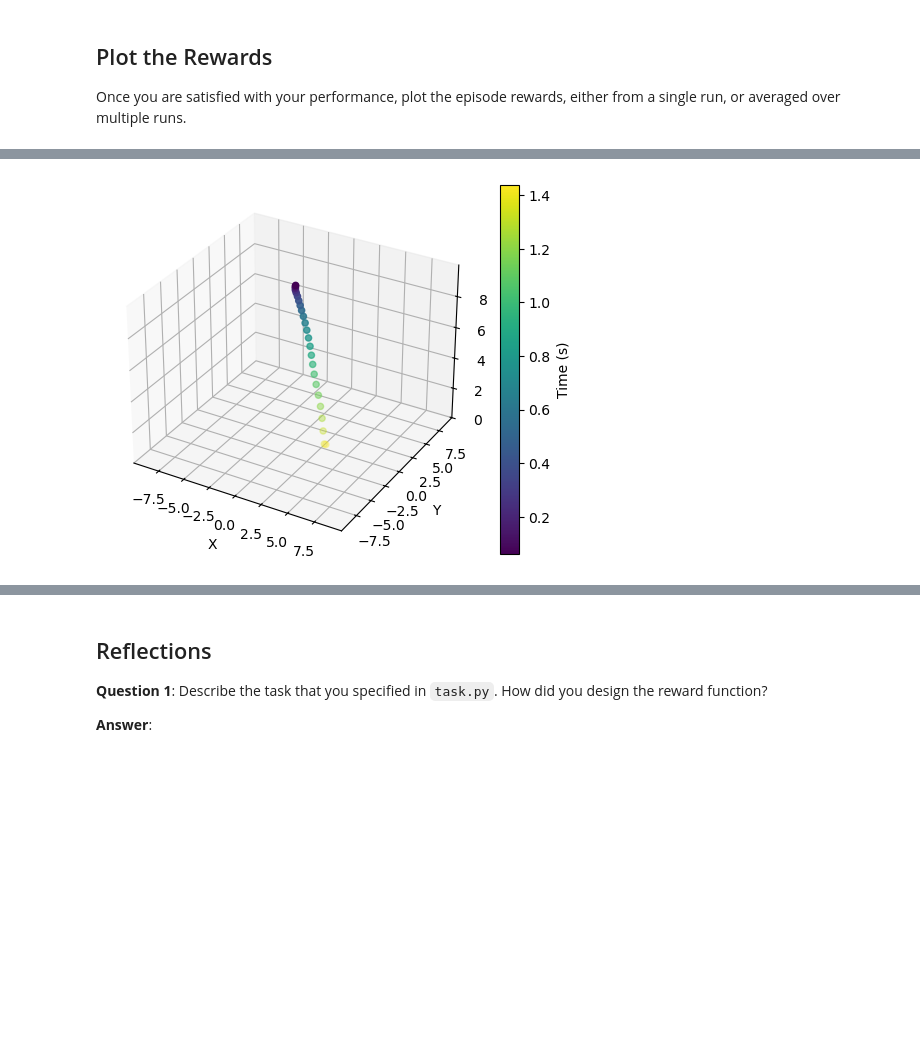
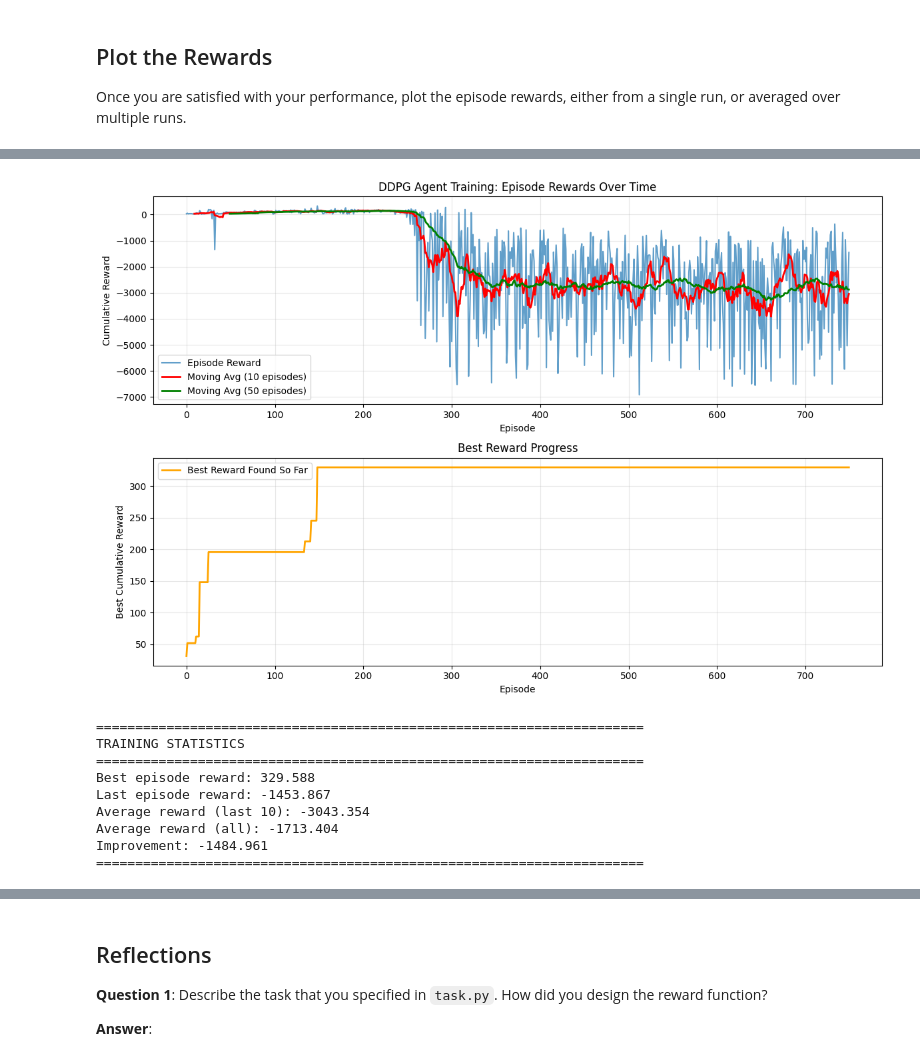
Before and after one commit to Hj-c0ding/RL-Quadcopter, a Jupyter notebook: RL-Quadcopter-2-master/Quadcopter_Project.ipynb, the cells around one changed output, grey strips where cells are left out. Drawn from its saved outputs; the diff is of its cells as text; code cells hidden in the pictures; blank space fills up the shorter version.

```diff
--- a/RL-Quadcopter-2-master/Quadcopter_Project.ipynb
+++ b/RL-Quadcopter-2-master/Quadcopter_Project.ipynb
@@ -388,21 +366,55 @@ Last 10 episodes average: -0.204
-# %%
-# 3D trajectory of trained agent (separate visualization cell)
-if 'q_results' not in globals():
-    q_results = {"time": [], "x": [], "y": [], "z": []}
-    state = q_agent.reset_episode()
-    while True:
-        action = q_agent.act(state)
-        next_state, reward, done = task.step(action)
-
-        q_results["time"].append(task.sim.time)
-        q_results["x"].append(task.sim.pose[0])
-        q_results["y"].append(task.sim.pose[1])
-        q_results["z"].append(task.sim.pose[2])
-
-        state = next_state
-        if done:
-            break
-
-plot3d(q_results['x'], q_results['y'], q_results['z'], q_results['time'])
-# %% [output]
-[figure, removed]
+# %%
+import matplotlib.pyplot as plt
+
+# Plot reward learning curve
+fig, (ax1, ax2) = plt.subplots(2, 1, figsize=(12, 8))
+
+# Episode rewards
+ax1.plot(episode_rewards, label='Episode Reward', linewidth=1.5, alpha=0.7)
+if len(episode_rewards) > 10:
+    moving_avg_10 = pd.Series(episode_rewards).rolling(window=10).mean()
+    ax1.plot(moving_avg_10, label='Moving Avg (10 episodes)', linewidth=2, color='red')
+if len(episode_rewards) > 50:
+    moving_avg_50 = pd.Series(episode_rewards).rolling(window=50).mean()
+    ax1.plot(moving_avg_50, label='Moving Avg (50 episodes)', linewidth=2, color='green')
+
+ax1.set_xlabel('Episode')
+ax1.set_ylabel('Cumulative Reward')
+ax1.set_title('DDPG Agent Training: Episode Rewards Over Time')
+ax1.legend()
+ax1.grid(True, alpha=0.3)
+
+# Cumulative best reward
+cumulative_best = np.maximum.accumulate(episode_rewards)
+ax2.plot(cumulative_best, label='Best Reward Found So Far', linewidth=2, color='orange')
+ax2.set_xlabel('Episode')
+ax2.set_ylabel('Best Cumulative Reward')
+ax2.set_title('Best Reward Progress')
+ax2.legend()
+ax2.grid(True, alpha=0.3)
+
+plt.tight_layout()
+plt.show()
+
+# Print training statistics
+print("\n" + "=" * 70)
+print("TRAINING STATISTICS")
+print("=" * 70)
+if len(episode_rewards) > 0:
+    print(f"Best episode reward: {max(episode_rewards):.3f}")
+    print(f"Last episode reward: {episode_rewards[-1]:.3f}")
+    print(f"Average reward (last 10): {np.mean(episode_rewards[-10:]):.3f}")
+    print(f"Average reward (all): {np.mean(episode_rewards):.3f}")
+    print(f"Improvement: {episode_rewards[-1] - episode_rewards[0]:.3f}")
+print("=" * 70)
+# %% [output]
+[figure, added]
+======================================================================
+TRAINING STATISTICS
+======================================================================
+Best episode reward: 329.588
+Last episode reward: -1453.867
+Average reward (last 10): -3043.354
+Average reward (all): -1713.404
+Improvement: -1484.961
+======================================================================
```
Also changed, not shown: parts of 18 cells of this notebook, 4 other files.
